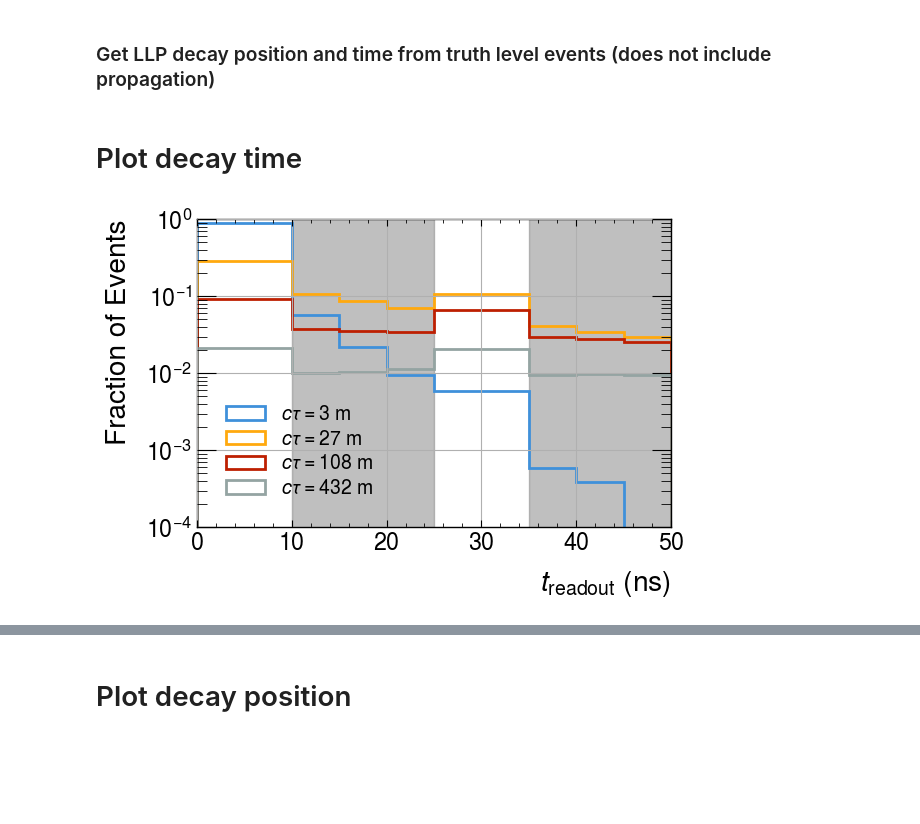
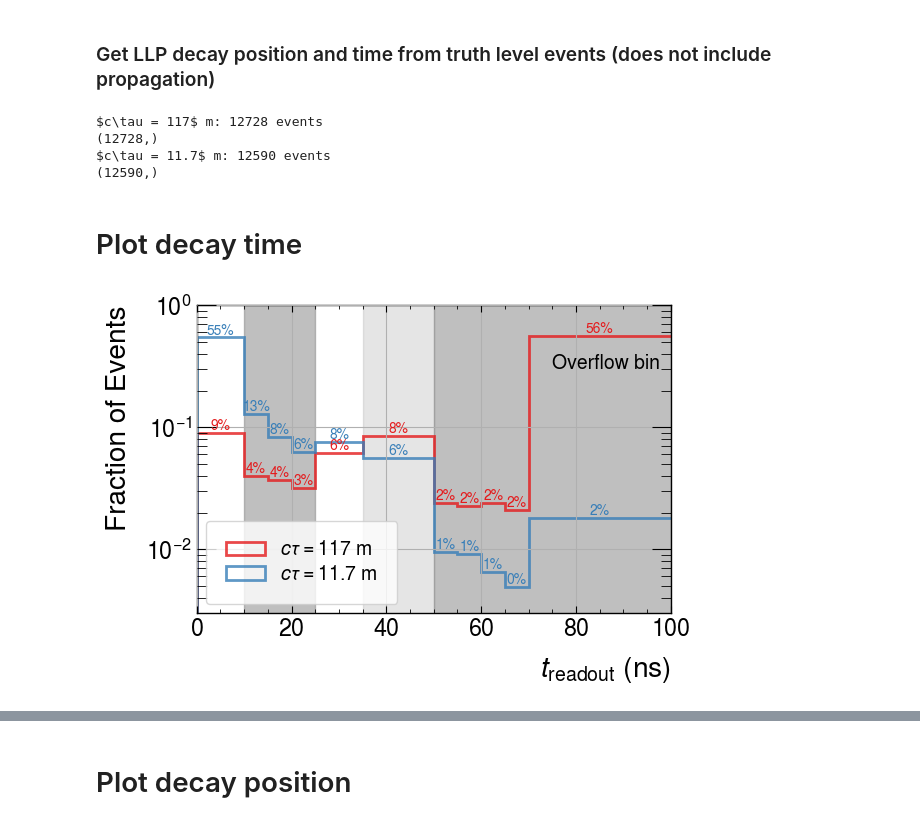
Before and after one commit to andlessa/back2futureTrigger, a Jupyter notebook: B2TF-Trigger/checkDecays_vs_lifetime.ipynb, the cells around one changed output, grey strips where cells are left out. Cells and saved outputs as stored; diff of their text form; code cells hidden in the pictures; blank space fills up the shorter version.

```diff
--- a/B2TF-Trigger/checkDecays_vs_lifetime.ipynb
+++ b/B2TF-Trigger/checkDecays_vs_lifetime.ipynb
@@ -33,10 +32,8 @@ True
 ## Read events
 # %%
 files = {
-         r'$c\tau = 3$ m' : '../pp2chi0chi0J_2_nosmear_scan/Events/run_01/ddmH_mS_500_m2_250_m1_244_dm_90_ctau_3.0_delphes_events.root',
-         r'$c\tau = 27$ m' : '../pp2chi0chi0J_2_nosmear_scan/Events/run_02/ddmH_mS_500_m2_250_m1_244_dm_90_ctau_27.0_delphes_events.root',
-         r'$c\tau = 108$ m' : '../pp2chi0chi0J_2_nosmear_scan/Events/run_03/ddmH_mS_500_m2_250_m1_244_dm_90_ctau_108.0_delphes_events.root',
-         r'$c\tau = 432$ m' : '../pp2chi0chi0J_2_nosmear_scan/Events/run_04/ddmH_mS_500_m2_250_m1_244_dm_90_ctau_432.0_delphes_events.root'
+         r'$c\tau = 117$ m' : '../pp2chi1chi2_01j_nosmear/Events/run_02/chi1chi2_01j_mS_450_m2_200_m1_190_dm_60_ctau_117.0_delphes_card_b2tf_nosmear.root',
+         r'$c\tau = 11.7$ m' : '../pp2chi1chi2_01j_nosmear/Events/run_03/chi1chi2_01j_mS_450_m2_200_m1_190_dm_60_ctau_11.7_delphes_card_b2tf_nosmear.root'
         }
 
 c_light = 2.99792458e8
@@ -80,25 +81,43 @@ for label,file in files.items():
-# %%
-for label,rDecays in rDecaysDict.items():
-    rDecaysDict[label] = np.array(rDecays)
+# %%
+for label,rDecays in rDecaysDict.items():
+    print(f"{label}: {len(rDecays)} events")
+    print(rDecays.shape)
+# %% [output]
+$c\tau = 117$ m: 12728 events
+(12728,)
+$c\tau = 11.7$ m: 12590 events
+(12590,)
 # %% [markdown]
 # Plot decay time
 # %%
 fig = plt.figure(figsize=(6,4))
-for label,rDecay in rDecaysDict.items():
-    plt.hist(rDecay[:,0,3],bins=[0.,10.,15.,20.,25.,35.,40.,45.,50.],
+bins = [0.,10.,15.,20.,25.,35.,50.,55.,60.,65.,70.,10000.]
+cmap = mpl.colormaps['Set1']
+colors = cmap(list(range(len(rDecaysDict))))
+for icurve,label in enumerate(rDecaysDict.keys()):
+    rDecay = rDecaysDict[label]
+    h,_,patches = plt.hist(rDecay['t'],bins=bins,
              histtype='step',
              weights=[1.0/len(rDecay)]*len(rDecay),
-             label=label,linewidth=2)
+             label=label,linewidth=2,color=colors[icurve],alpha=0.8)
+    for i in range(len(bins)-1):
+        if h[i] == 0:
+            continue
+        xpos = 0.5*(bins[i]+min(bins[i+1],100.))
+        plt.text(xpos,h[i]*(1.0+0.0*icurve),f"{100*h[i]:.0f}%",ha='center',va='bottom',
+                 fontsize=10,color=colors[icurve])
 plt.yscale('log')
 plt.xlabel(r'$t_{\rm readout}$ (ns)')
 plt.ylabel('Fraction of Events')
 # plt.vlines(x=[10.,25.,35.],ymin=1e-5,ymax=1,linestyles='dashed',colors='red')
+plt.text(75.,0.3,"Overflow bin")
 plt.fill_betweenx(y=[1e-5,1],x1=10,x2=25,color='gray',alpha=0.5)
-plt.fill_betweenx(y=[1e-5,1],x1=35,x2=50,color='gray',alpha=0.5)
-plt.xlim(0.,50)
-plt.ylim(1e-4,1)
-plt.legend(framealpha=1.0)
+plt.fill_betweenx(y=[1e-5,1],x1=35,x2=50,color='gray',alpha=0.2)
+plt.fill_betweenx(y=[1e-5,1],x1=50,x2=100,color='gray',alpha=0.5)
+plt.xlim(0.,100)
+plt.ylim(3e-3,1)
+plt.legend(loc='lower left',framealpha=0.8,frameon=True)
 plt.grid()
 plt.show()
 # %% [output]
-[figure, old version]
+[figure, new version]
```
Also changed, not shown: parts of 12 cells of this notebook, 1 other file.
